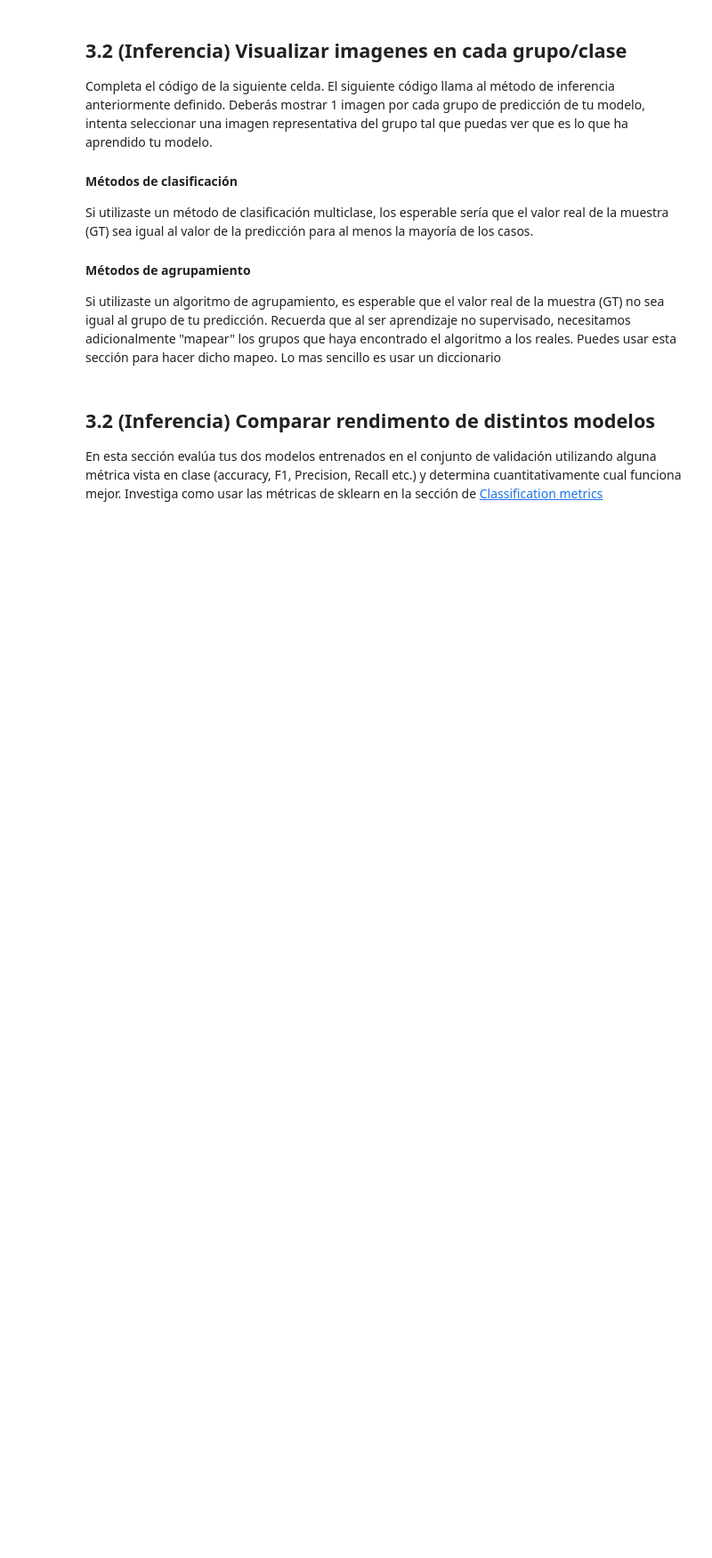
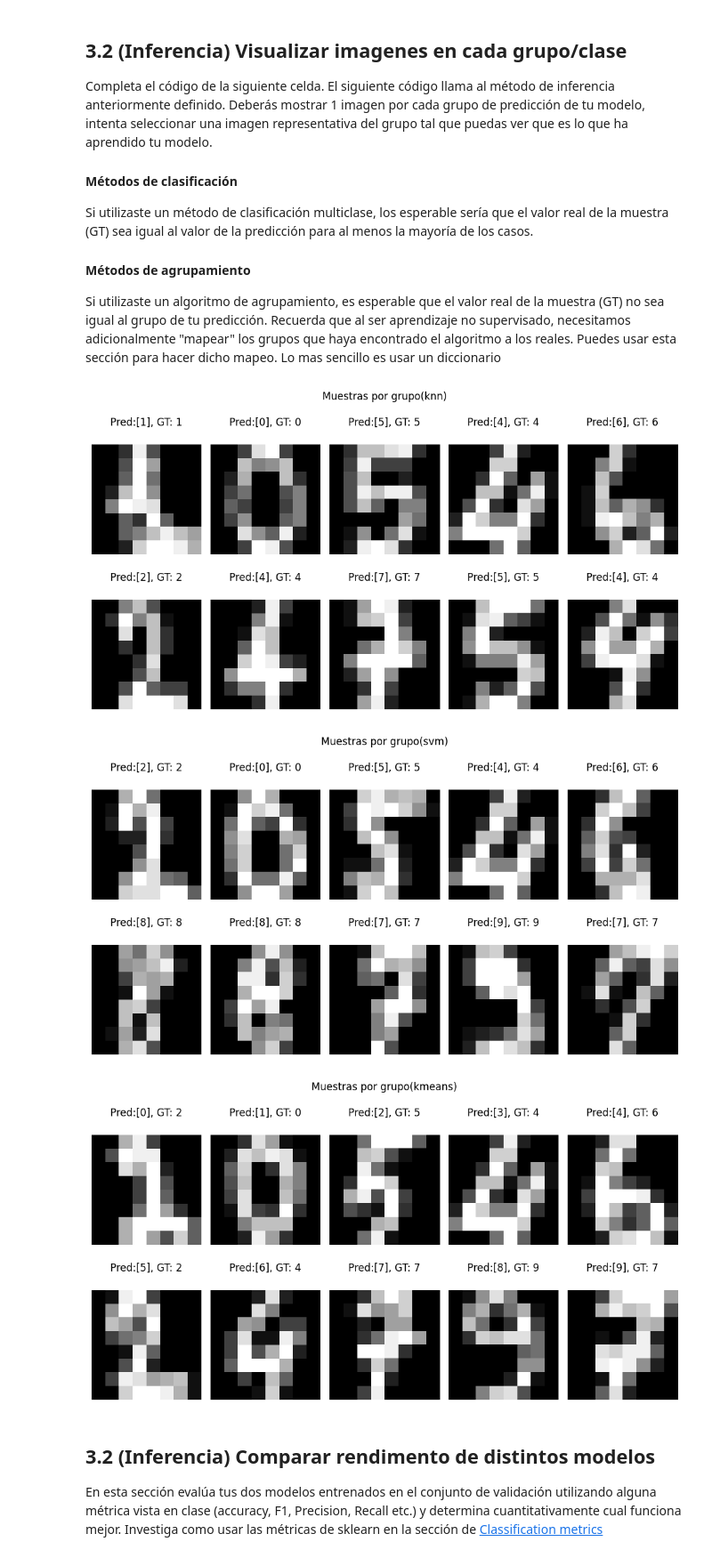
Before and after one commit to JessicaBorja/ML23, a Jupyter notebook: ml23/proyecto_1_ML/proyecto_1_ML.ipynb, the cells around one changed output. Shown at 89% size. Drawn from its saved outputs; the diff is of its cells as text; code cells hidden in the pictures; blank space fills up the shorter version.

```diff
--- a/ml23/proyecto_1_ML/proyecto_1_ML.ipynb
+++ b/ml23/proyecto_1_ML/proyecto_1_ML.ipynb
@@ -217,39 +292,46 @@ def vis_preds(trained_model, data_val, target_val, model_name):
     axes = axes.flatten()
     for group, ax in zip(group_pred, axes):
         #======================= Start  solution=====================
         # TODO: Filtra data_val para quedarte solamente con aquellos elementos
         # donde la predicción de tu modelo sea igual a group
         # Haz lo mismo para las etiquetas
-
+        mask = (preds == group)
+        filtered_data_val = data_val[mask]
+        filtered_target_val = target_val[mask]
 
         # TODO: Selecciona una imagen de los datos en data_val donde pred == group
         # y selecciona la etiqueta real para dicha imagén para mostrarlos juntos
         # Investiga: np.random.randint, np.random.choice etc.
-        gt = ...
-        img_vector = ...
+        random_idx = np.random.choice(len(filtered_data_val))
+        img_vector = filtered_data_val[random_idx]
+        gt = filtered_target_val[random_idx]
 
         # TODO: Calcula la predicción del modelo para la imagen aleatoria
         # usando el modelo entrenado "trained_model"
-        pred = ...
+        pred = inference(trained_model, img_vector)
 
         # TODO: La predicción del modelo usa la imagen en forma de vector (1xD)
         # pero para visualizarla tenemos que cambia de forma a una imagen de 8x8 pixeles
         # Cambia la forma de la imagen usando np.reshape a (8, 8)
-        img = ...
+        img = img_vector.reshape((8, 8))
 
         # TODO: Visualiza la imagen de 8x8 usando ax.matshow Similar al inicio del ejercicio
         # Revisa la documentación de ser necesario
-
+        ax.matshow(img, cmap=plt.cm.gray)
 
         #======================= end  solution=====================
         ax.set_title(f"Pred:{pred}, GT: {gt}")
         ax.axis('off')
     fig.suptitle(f"Muestras por grupo({model_name})")
     plt.tight_layout()
     plt.show()
 
 for name, trained_model in trained_models.items():
     vis_preds(trained_model, data_val, target_val, name)
+# %% [output]
+[figure, added]
+[figure, added]
+[figure, added]
 # %% [markdown]
 ## 3.2 (Inferencia) Comparar rendimento de distintos modelos
 En esta sección evalúa tus dos modelos entrenados en el conjunto de validación utilizando alguna métrica vista en clase (accuracy, F1, Precision, Recall etc.) y determina cuantitativamente cual funciona mejor. Investiga como usar las métricas de sklearn en la sección de [Classification metrics](https://scikit-learn.org/stable/modules/model_evaluation.html#classification-metrics)
```
Also changed, not shown: parts of 12 cells of this notebook.
